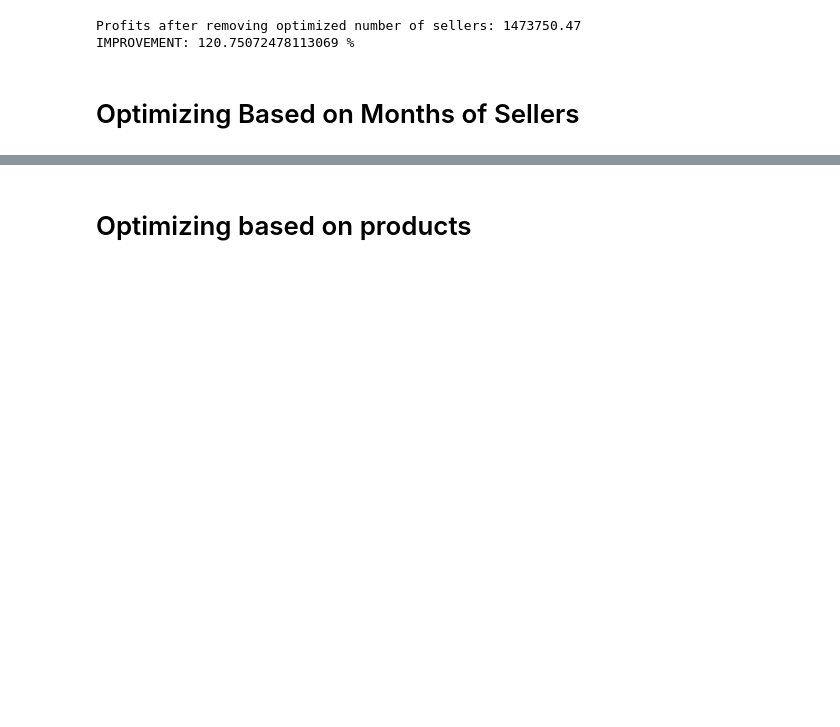
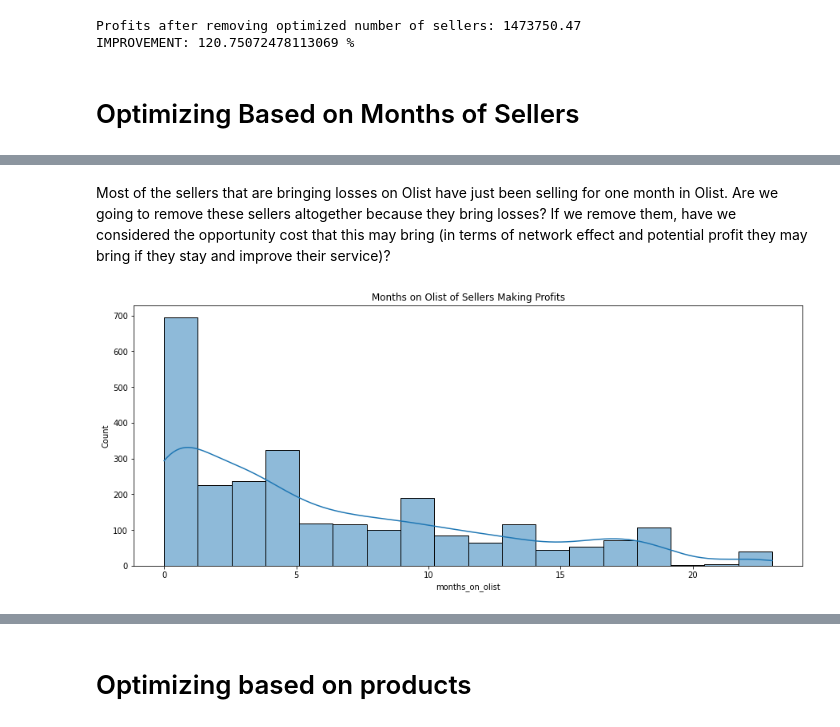
Before and after one commit to chongxe1991/olist_data_analysis, a Jupyter notebook: ceo_request.ipynb, the cells around one changed output, grey strips where cells are left out. Drawn from its saved outputs; the diff is of its cells as text; code cells hidden in the pictures; blank space fills up the shorter version.

Commit message:
completed the analysis of impact for removing sellers based on the number of months they stayed in olist and the breakeven point

```diff
--- a/ceo_request.ipynb
+++ b/ceo_request.ipynb
@@ -252,4 +256,9 @@ print("OPPORTUNITY COST ???")
+# %% [markdown]
+Most of the sellers that are bringing losses on Olist have just been selling for one month in Olist. Are we going to remove these sellers altogether because they bring losses? If we remove them, have we considered the opportunity cost that this may bring (in terms of network effect and potential profit they may bring if they stay and improve their service)?
 # %%
+#Visualising the number of months of sellers that are making profits in Olist
 plt.figure(figsize = (15,6))
-fx = sns.histplot(sellers[sellers["profits"] > 0]["months_on_olist"])
+fx = sns.histplot(sellers[sellers["profits"] > 0]["months_on_olist"], kde = True)
 fx.set(title = "Months on Olist of Sellers Making Profits");
+# %% [output]
+[figure, added]
```
Also changed, not shown: parts of 21 cells of this notebook.
